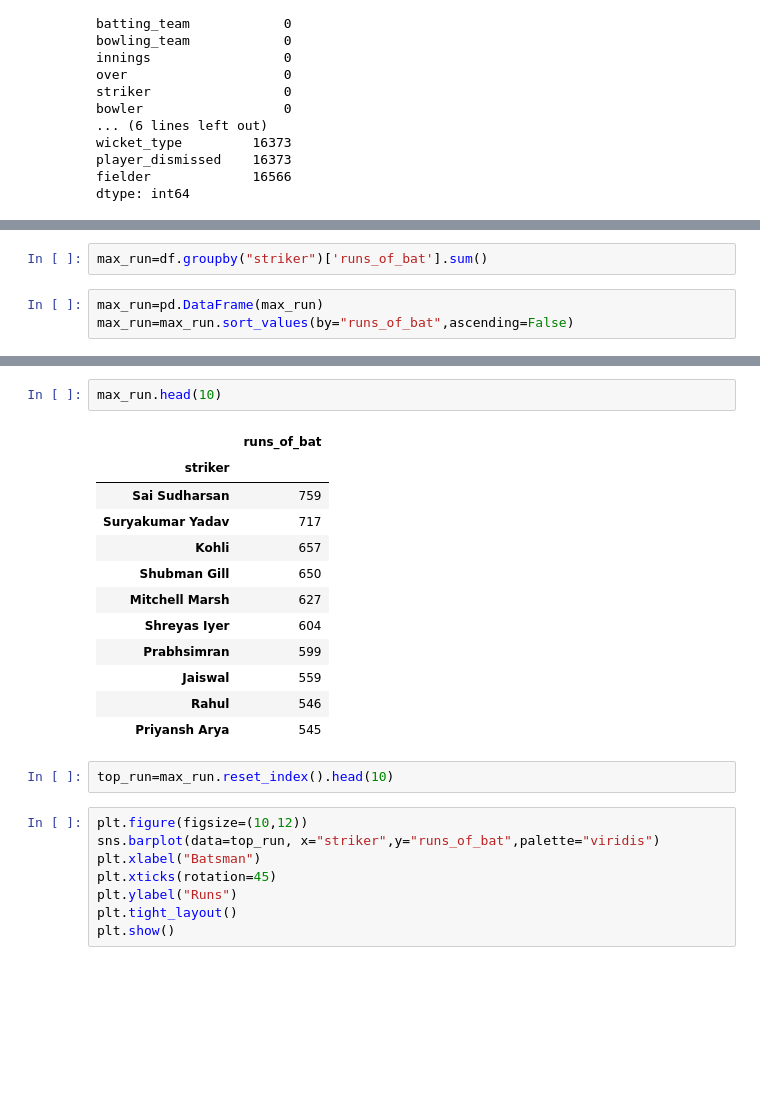
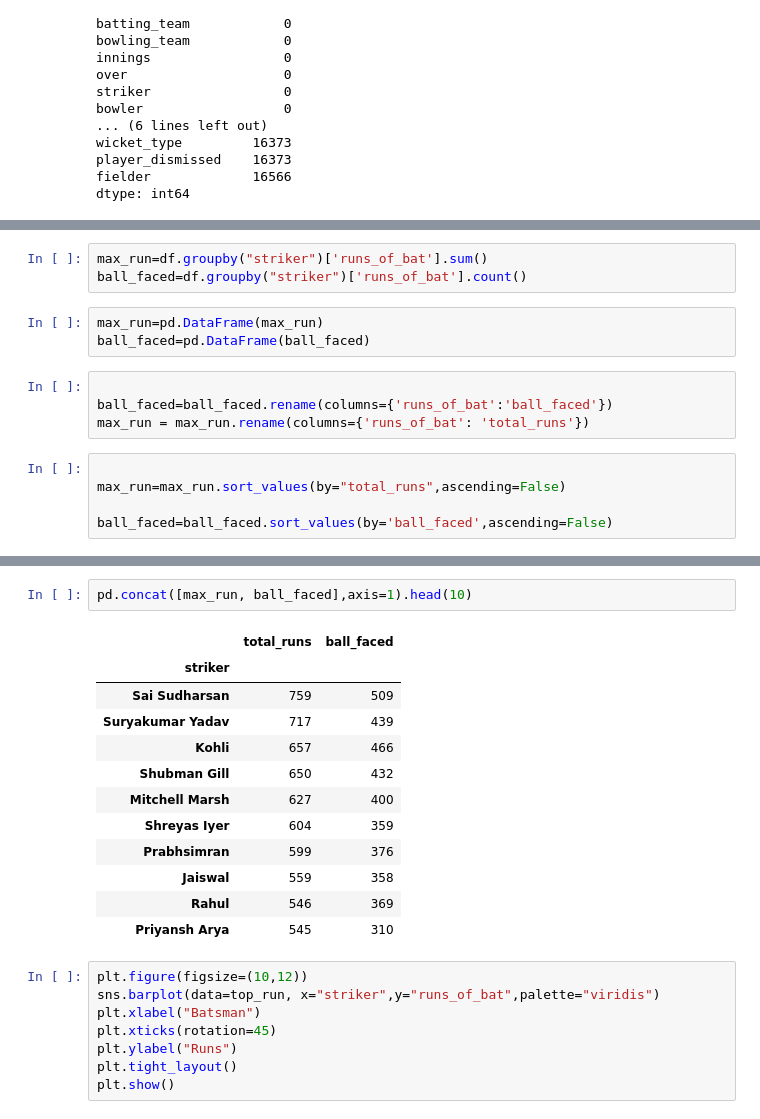
Before and after one commit to Seetharamanrs/ipl_2025_analysis, a Jupyter notebook: Analysis/Notebook.ipynb, the cells around one changed output, grey strips where cells are left out. Saved outputs shown, nothing was run; the diff lists cells and outputs as text; blank space fills up the shorter version.

```diff
--- a/Analysis/Notebook.ipynb
+++ b/Analysis/Notebook.ipynb
@@ -84,5 +84,15 @@ dtype: int64
 # %%
 max_run=df.groupby("striker")['runs_of_bat'].sum()
+ball_faced=df.groupby("striker")['runs_of_bat'].count()
+# %%
+max_run=pd.DataFrame(max_run)
+ball_faced=pd.DataFrame(ball_faced)
+# %%
+
+ball_faced=ball_faced.rename(columns={'runs_of_bat':'ball_faced'})
+max_run = max_run.rename(columns={'runs_of_bat': 'total_runs'})
 # %%
-max_run=pd.DataFrame(max_run)
-max_run=max_run.sort_values(by="runs_of_bat",ascending=False)
+
+max_run=max_run.sort_values(by="total_runs",ascending=False)
+
+ball_faced=ball_faced.sort_values(by='ball_faced',ascending=False)
@@ -89,20 +116,18 @@ max_run=max_run.sort_values(by="runs_of_bat",ascending=False)
 # %%
-max_run.head(10)
+pd.concat([max_run, ball_faced],axis=1).head(10)
 # %% [output]
-|  | runs_of_bat |
-| striker |  |
-| Sai Sudharsan | 759 |
-| Suryakumar Yadav | 717 |
-| Kohli | 657 |
-| Shubman Gill | 650 |
-| Mitchell Marsh | 627 |
-| Shreyas Iyer | 604 |
-| Prabhsimran | 599 |
-| Jaiswal | 559 |
-| Rahul | 546 |
-| Priyansh Arya | 545 |
+|  | total_runs | ball_faced |
+| striker |  |  |
+| Sai Sudharsan | 759 | 509 |
+| Suryakumar Yadav | 717 | 439 |
+| Kohli | 657 | 466 |
+| Shubman Gill | 650 | 432 |
+| Mitchell Marsh | 627 | 400 |
+| Shreyas Iyer | 604 | 359 |
+| Prabhsimran | 599 | 376 |
+| Jaiswal | 559 | 358 |
+| Rahul | 546 | 369 |
+| Priyansh Arya | 545 | 310 |
-# %%
-top_run=max_run.reset_index().head(10)
 # %%
 plt.figure(figsize=(10,12))
 sns.barplot(data=top_run, x="striker",y="runs_of_bat",palette="viridis")
```
Also changed, not shown: parts of 4 cells of this notebook.
